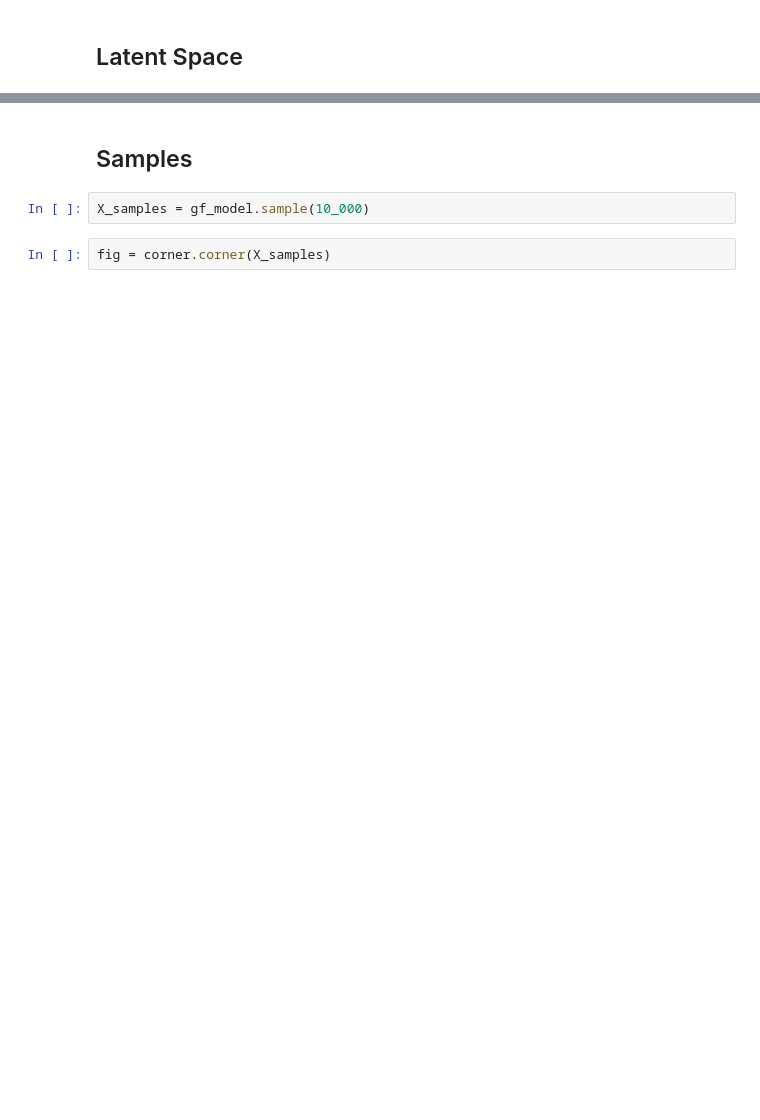
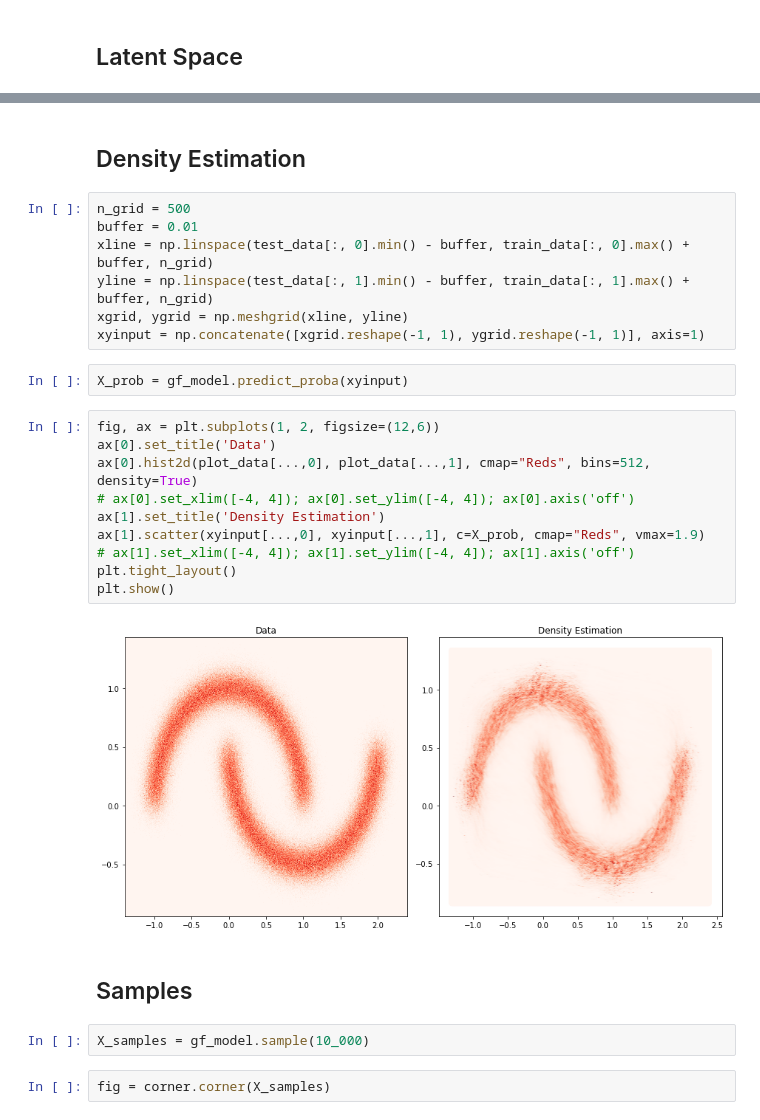
Before and after one commit to IPL-UV/rbig, a Jupyter notebook: notebooks/rbig_demo.ipynb, the cells around one changed output, grey strips where cells are left out. Cells and saved outputs as stored; diff of their text form; blank space fills up the shorter version.

```diff
--- a/notebooks/rbig_demo.ipynb
+++ b/notebooks/rbig_demo.ipynb
@@ -65,3 +68,26 @@ fig = corner.corner(Xg)
+# %% [markdown]
+## Density Estimation
+# %%
+n_grid = 500
+buffer = 0.01
+xline = np.linspace(test_data[:, 0].min() - buffer, train_data[:, 0].max() + buffer, n_grid)
+yline = np.linspace(test_data[:, 1].min() - buffer, train_data[:, 1].max() + buffer, n_grid)
+xgrid, ygrid = np.meshgrid(xline, yline)
+xyinput = np.concatenate([xgrid.reshape(-1, 1), ygrid.reshape(-1, 1)], axis=1)
+# %%
+X_prob = gf_model.predict_proba(xyinput)
+# %%
+fig, ax = plt.subplots(1, 2, figsize=(12,6))
+ax[0].set_title('Data')
+ax[0].hist2d(plot_data[...,0], plot_data[...,1], cmap="Reds", bins=512, density=True)
+# ax[0].set_xlim([-4, 4]); ax[0].set_ylim([-4, 4]); ax[0].axis('off')
+ax[1].set_title('Density Estimation')
+ax[1].scatter(xyinput[...,0], xyinput[...,1], c=X_prob, cmap="Reds", vmax=1.9)
+# ax[1].set_xlim([-4, 4]); ax[1].set_ylim([-4, 4]); ax[1].axis('off')
+plt.tight_layout()
+plt.show()
+# %% [output]
+[figure, added]
 # %% [markdown]
 ## Samples
 # %%
```
Also changed, not shown: parts of 14 cells of this notebook, 1 other file.
